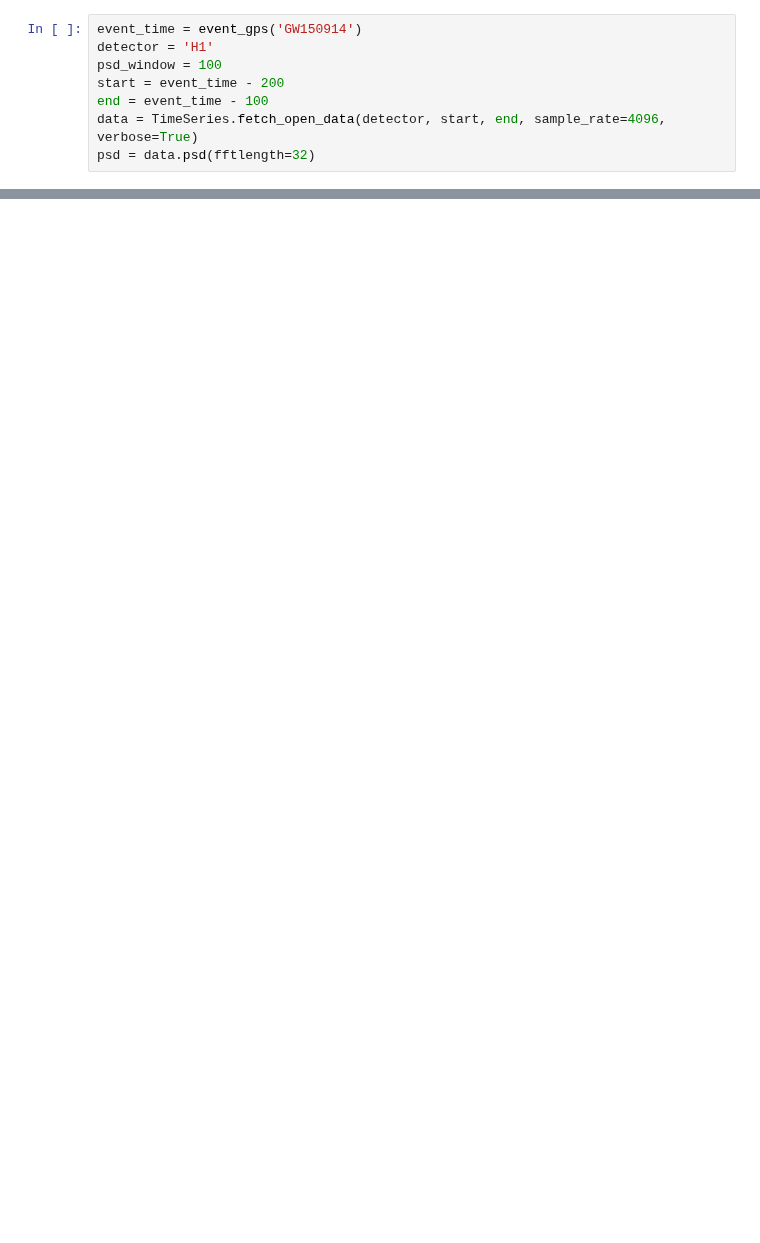
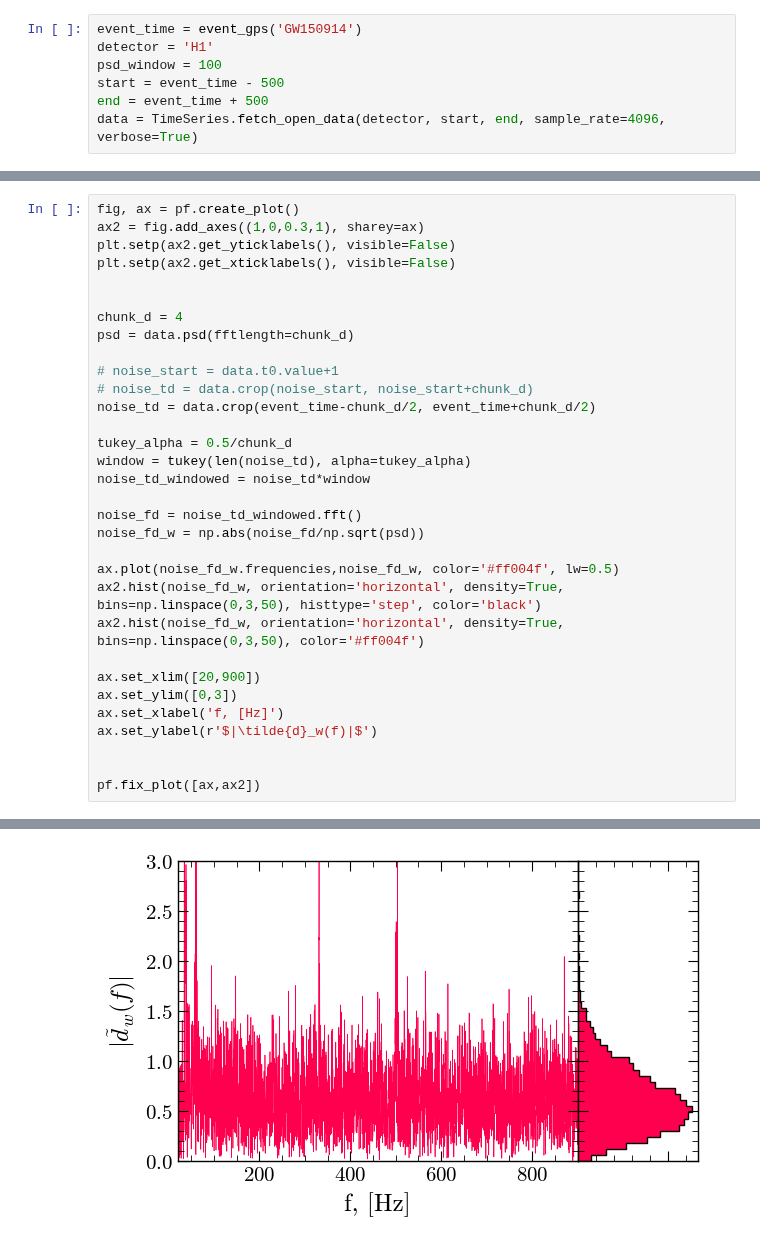
Before and after one commit to james-alvey-42/gw-mist, a Jupyter notebook: notebooks/week9/gwosc_pull.ipynb, the cells around one changed output, grey strips where cells are left out. Cells and saved outputs as stored; diff of their text form; blank space fills up the shorter version.

```diff
--- a/notebooks/week9/gwosc_pull.ipynb
+++ b/notebooks/week9/gwosc_pull.ipynb
@@ -13,8 +18,7 @@ from gwosc.datasets import event_gps
 event_time = event_gps('GW150914')
 detector = 'H1'
 psd_window = 100
-start = event_time - 200
-end = event_time - 100
+start = event_time - 500
+end = event_time + 500
 data = TimeSeries.fetch_open_data(detector, start, end, sample_rate=4096, verbose=True)
-psd = data.psd(fftlength=32)
 # %% [output]
@@ -22,0 +27,33 @@ KeyboardInterrupt:
+# %%
+fig, ax = pf.create_plot()
+ax2 = fig.add_axes((1,0,0.3,1), sharey=ax)
+plt.setp(ax2.get_yticklabels(), visible=False)
+plt.setp(ax2.get_xticklabels(), visible=False)
+
+
+chunk_d = 4
+psd = data.psd(fftlength=chunk_d)
+
+# noise_start = data.t0.value+1
+# noise_td = data.crop(noise_start, noise_start+chunk_d)
+noise_td = data.crop(event_time-chunk_d/2, event_time+chunk_d/2)
+
+tukey_alpha = 0.5/chunk_d
+window = tukey(len(noise_td), alpha=tukey_alpha)
+noise_td_windowed = noise_td*window
+
+noise_fd = noise_td_windowed.fft()
+noise_fd_w = np.abs(noise_fd/np.sqrt(psd))
+
+ax.plot(noise_fd_w.frequencies,noise_fd_w, color='#ff004f', lw=0.5)
+ax2.hist(noise_fd_w, orientation='horizontal', density=True, bins=np.linspace(0,3,50), histtype='step', color='black')
+ax2.hist(noise_fd_w, orientation='horizontal', density=True, bins=np.linspace(0,3,50), color='#ff004f')
+
+ax.set_xlim([20,900])
+ax.set_ylim([0,3])
+ax.set_xlabel('f, [Hz]')
+ax.set_ylabel(r'$|\tilde{d}_w(f)|$')
+
+
+pf.fix_plot([ax,ax2])
+# %% [output]
@@ -22,0 +61 @@ KeyboardInterrupt:
+[figure, added]
```
Also changed, not shown: parts of 3 cells of this notebook.
